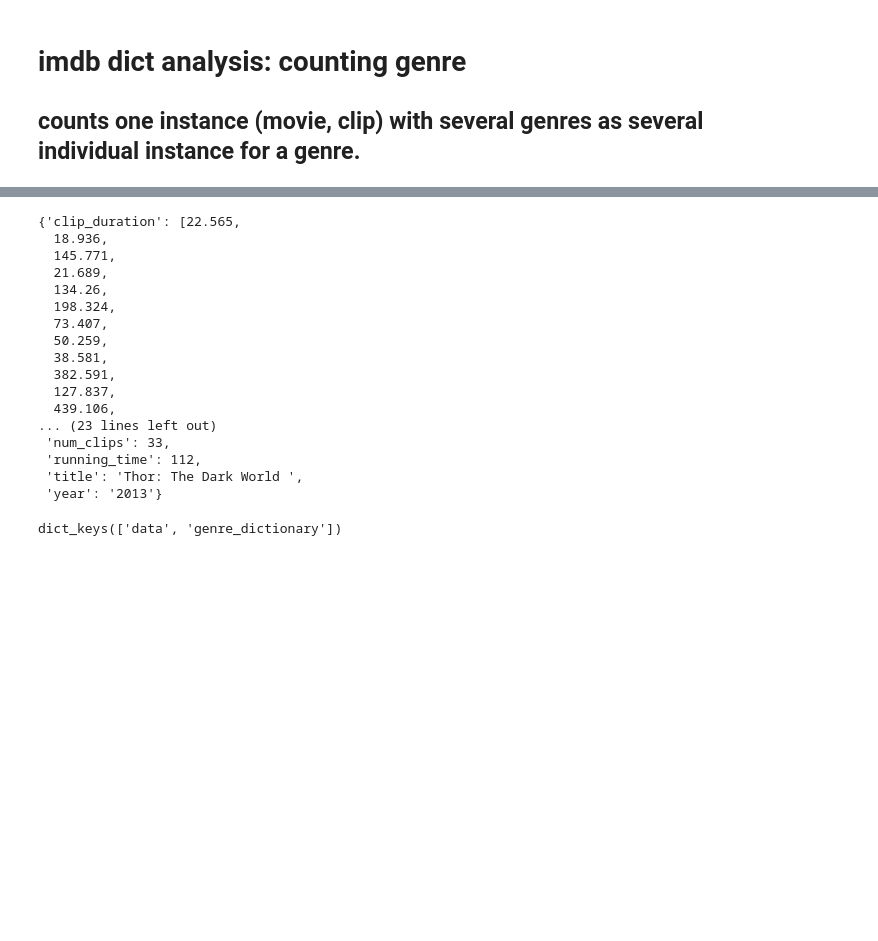
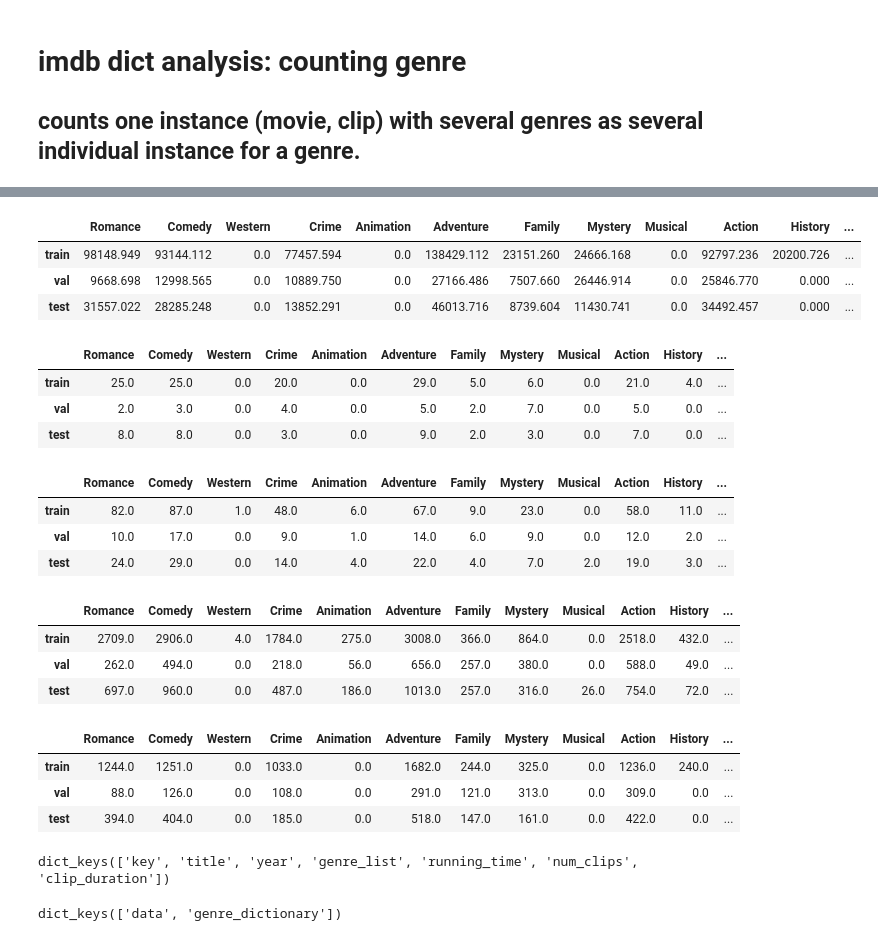
Before and after one commit to sonsus/imdb_genre_walkthru, a Jupyter notebook: analysis.ipynb, the cells around one changed output, grey strips where cells are left out. Cells and saved outputs as stored; diff of their text form; code cells hidden in the pictures; blank space fills up the shorter version.

```diff
--- a/analysis.ipynb
+++ b/analysis.ipynb
@@ -4,3 +45,38 @@
+# %%
+result_df_dict["l_clip"]
+# %% [output]
+|  | Romance | Comedy | Western | Crime | Animation | Adventure | Family | Mystery | Musical | Action | History | ... |
+| train | 98148.949 | 93144.112 | 0.0 | 77457.594 | 0.0 | 138429.112 | 23151.260 | 24666.168 | 0.0 | 92797.236 | 20200.726 | ... |
+| val | 9668.698 | 12998.565 | 0.0 | 10889.750 | 0.0 | 27166.486 | 7507.660 | 26446.914 | 0.0 | 25846.770 | 0.000 | ... |
+| test | 31557.022 | 28285.248 | 0.0 | 13852.291 | 0.0 | 46013.716 | 8739.604 | 11430.741 | 0.0 | 34492.457 | 0.000 | ... |
+# %%
+result_df_dict["n_cl_movie"]
+# %% [output]
+|  | Romance | Comedy | Western | Crime | Animation | Adventure | Family | Mystery | Musical | Action | History | ... |
+| train | 25.0 | 25.0 | 0.0 | 20.0 | 0.0 | 29.0 | 5.0 | 6.0 | 0.0 | 21.0 | 4.0 | ... |
+| val | 2.0 | 3.0 | 0.0 | 4.0 | 0.0 | 5.0 | 2.0 | 7.0 | 0.0 | 5.0 | 0.0 | ... |
+| test | 8.0 | 8.0 | 0.0 | 3.0 | 0.0 | 9.0 | 2.0 | 3.0 | 0.0 | 7.0 | 0.0 | ... |
+# %%
+result_df_dict["n_movie"]
+# %% [output]
+|  | Romance | Comedy | Western | Crime | Animation | Adventure | Family | Mystery | Musical | Action | History | ... |
+| train | 82.0 | 87.0 | 1.0 | 48.0 | 6.0 | 67.0 | 9.0 | 23.0 | 0.0 | 58.0 | 11.0 | ... |
+| val | 10.0 | 17.0 | 0.0 | 9.0 | 1.0 | 14.0 | 6.0 | 9.0 | 0.0 | 12.0 | 2.0 | ... |
+| test | 24.0 | 29.0 | 0.0 | 14.0 | 4.0 | 22.0 | 4.0 | 7.0 | 2.0 | 19.0 | 3.0 | ... |
+# %%
+result_df_dict["n_qa"]
+# %% [output]
+|  | Romance | Comedy | Western | Crime | Animation | Adventure | Family | Mystery | Musical | Action | History | ... |
+| train | 2709.0 | 2906.0 | 4.0 | 1784.0 | 275.0 | 3008.0 | 366.0 | 864.0 | 0.0 | 2518.0 | 432.0 | ... |
+| val | 262.0 | 494.0 | 0.0 | 218.0 | 56.0 | 656.0 | 257.0 | 380.0 | 0.0 | 588.0 | 49.0 | ... |
+| test | 697.0 | 960.0 | 0.0 | 487.0 | 186.0 | 1013.0 | 257.0 | 316.0 | 26.0 | 754.0 | 72.0 | ... |
+# %%
+result_df_dict["n_cl_qa"]
+# %% [output]
+|  | Romance | Comedy | Western | Crime | Animation | Adventure | Family | Mystery | Musical | Action | History | ... |
+| train | 1244.0 | 1251.0 | 0.0 | 1033.0 | 0.0 | 1682.0 | 244.0 | 325.0 | 0.0 | 1236.0 | 240.0 | ... |
+| val | 88.0 | 126.0 | 0.0 | 108.0 | 0.0 | 291.0 | 121.0 | 313.0 | 0.0 | 309.0 | 0.0 | ... |
+| test | 394.0 | 404.0 | 0.0 | 185.0 | 0.0 | 518.0 | 147.0 | 161.0 | 0.0 | 422.0 | 0.0 | ... |
 # %%
 import json
 import pandas as pd
@@ -11,21 +100,5 @@ with open("imdb_crawled_whole.json", "r") as imdb:
 # %%
-imdb_dict['data']['tt1981115']
+imdb_dict['data']['tt1981115'].keys()
 # %% [output]
-{'clip_duration': [22.565,
-  18.936,
-  145.771,
-  21.689,
-  134.26,
-  198.324,
-  73.407,
-  50.259,
-  38.581,
-  382.591,
-  127.837,
-  439.106,
-... (23 lines left out)
- 'num_clips': 33,
- 'running_time': 112,
- 'title': 'Thor: The Dark World ',
- 'year': '2013'}
+dict_keys(['key', 'title', 'year', 'genre_list', 'running_time', 'num_clips', 'clip_duration'])
 # %%
```
Also changed, not shown: parts of 20 cells of this notebook, 4 other files.
